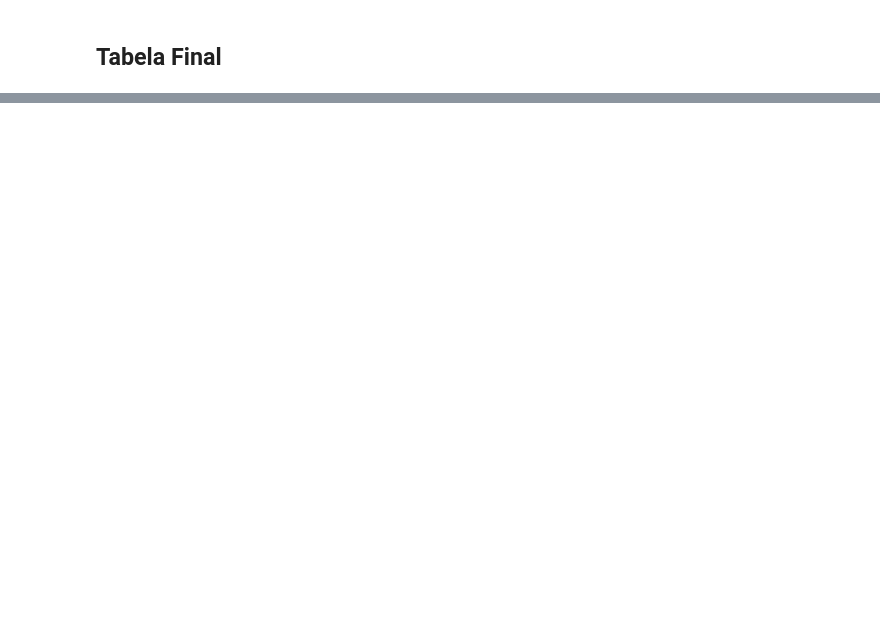
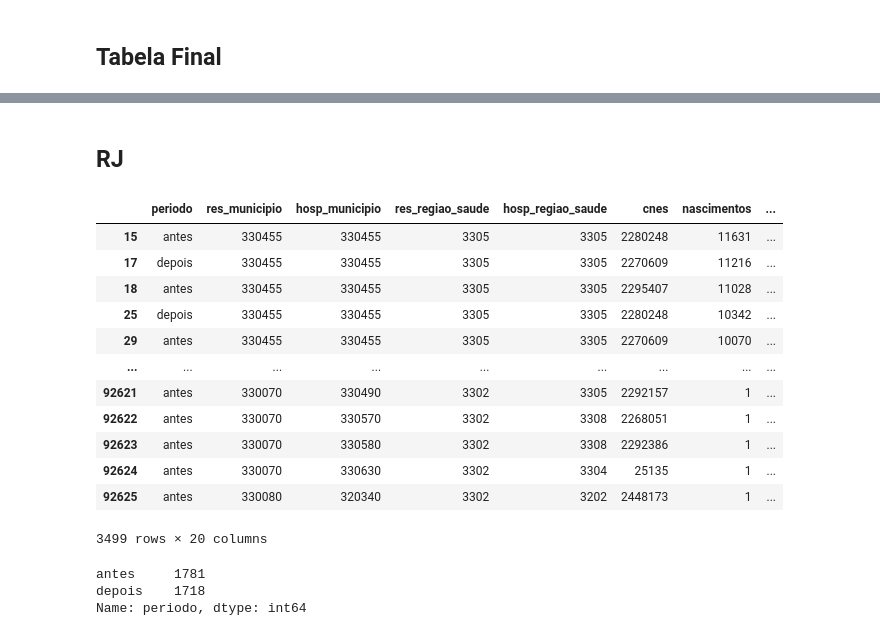
Before and after one commit to lucaslopes/gestantes, a Jupyter notebook: website/network.ipynb, the cells around one changed output, grey strips where cells are left out. Saved outputs shown, nothing was run; the diff lists cells and outputs as text; code cells hidden in the pictures; blank space fills up the shorter version.

```diff
--- a/website/network.ipynb
+++ b/website/network.ipynb
@@ -277,2 +285,21 @@ pd.read_csv(path_deslc)
 # %%
 df_deslc.to_excel(path_deslc.replace('csv.gzip', 'xlsx'))
+# %% [markdown]
+## RJ
+# %%
+df_deslc_rj = df_deslc[df_deslc['uf'] == 'RJ']
+df_deslc_rj
+# %% [output]
+|  | periodo | res_municipio | hosp_municipio | res_regiao_saude | hosp_regiao_saude | cnes | nascimentos | ... |
+| 15 | antes | 330455 | 330455 | 3305 | 3305 | 2280248 | 11631 | ... |
+| 17 | depois | 330455 | 330455 | 3305 | 3305 | 2270609 | 11216 | ... |
+| 18 | antes | 330455 | 330455 | 3305 | 3305 | 2295407 | 11028 | ... |
+| 25 | depois | 330455 | 330455 | 3305 | 3305 | 2280248 | 10342 | ... |
+| 29 | antes | 330455 | 330455 | 3305 | 3305 | 2270609 | 10070 | ... |
+| ... | ... | ... | ... | ... | ... | ... | ... | ... |
+| 92621 | antes | 330070 | 330490 | 3302 | 3305 | 2292157 | 1 | ... |
+| 92622 | antes | 330070 | 330570 | 3302 | 3308 | 2268051 | 1 | ... |
+| 92623 | antes | 330070 | 330580 | 3302 | 3308 | 2292386 | 1 | ... |
+| 92624 | antes | 330070 | 330630 | 3302 | 3304 | 25135 | 1 | ... |
+| 92625 | antes | 330080 | 320340 | 3302 | 3202 | 2448173 | 1 | ... |
+3499 rows × 20 columns
@@ -278,0 +308,6 @@ df_deslc.to_excel(path_deslc.replace('csv.gzip', 'xlsx'))
+# %%
+df_deslc_rj['periodo'].value_counts()
+# %% [output]
+antes     1781
+depois    1718
+Name: periodo, dtype: int64
```
Also changed, not shown: parts of 9 cells of this notebook, 1 other file.
